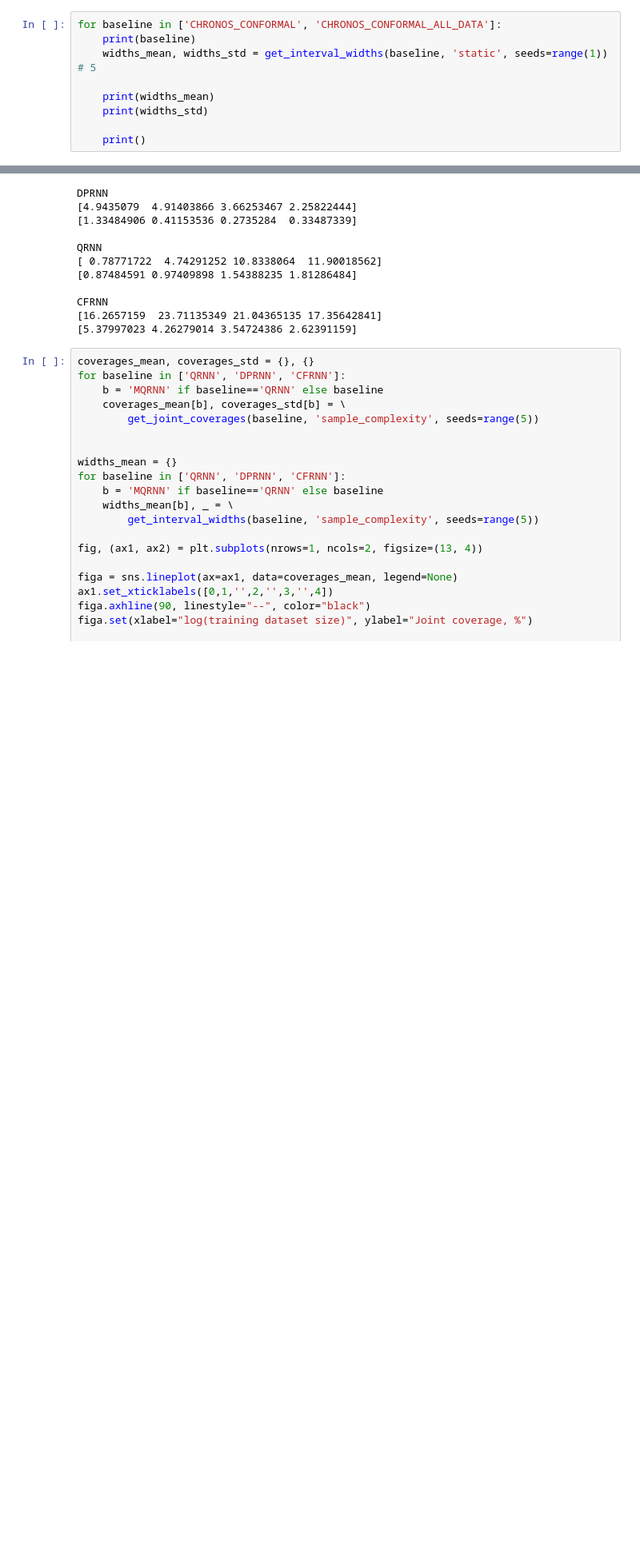
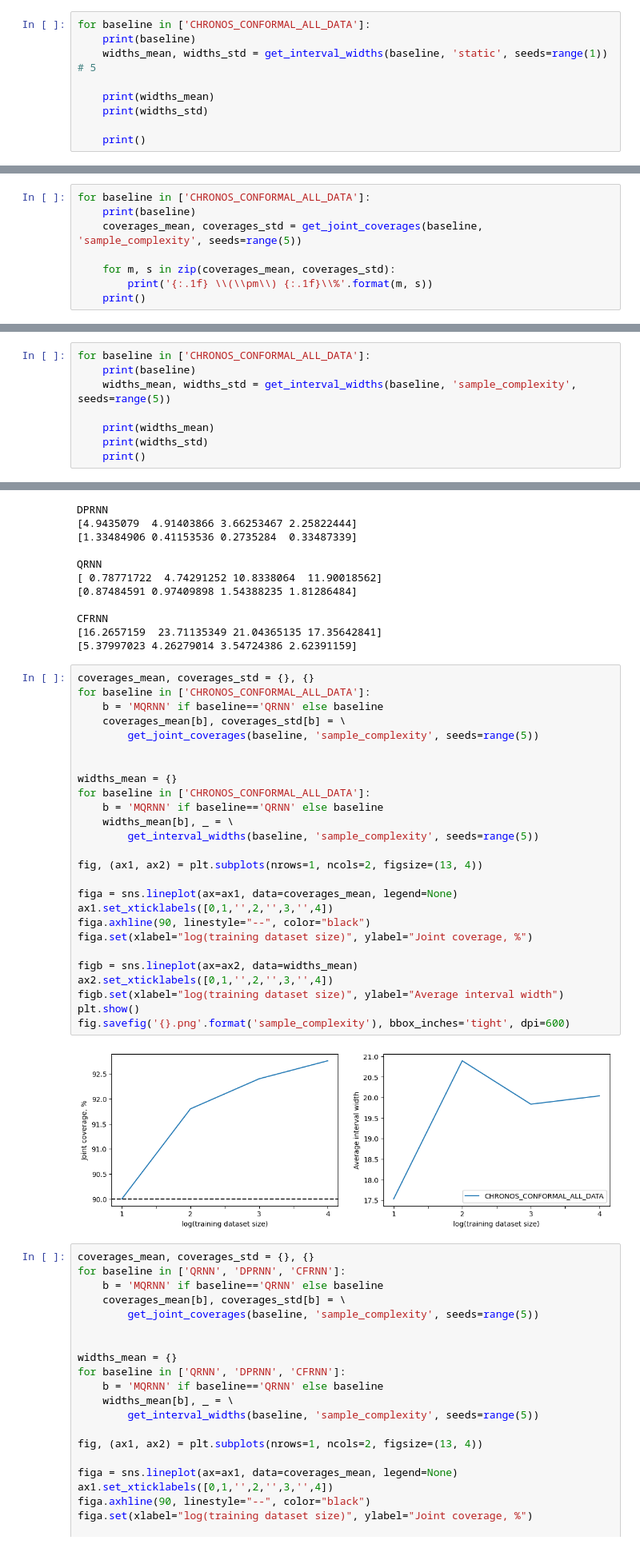
Before and after one commit to emiliocantuc/conformal-chronos, a Jupyter notebook: synthetic.ipynb, the cells around one changed output, grey strips where cells are left out. Shown at 80% size. Drawn from its saved outputs; the diff is of its cells as text; blank space fills up the shorter version.

```diff
--- a/synthetic.ipynb
+++ b/synthetic.ipynb
@@ -153,7 +116,7 @@ AdaptiveCFRNN
 4.7 \(\pm\) 1.0\%
 4.2 \(\pm\) 1.0\%
 # %%
-for baseline in ['CHRONOS_CONFORMAL', 'CHRONOS_CONFORMAL_ALL_DATA']:
+for baseline in ['CHRONOS_CONFORMAL_ALL_DATA']:
     print(baseline)
     widths_mean, widths_std = get_interval_widths(baseline, 'static', seeds=range(1)) # 5
 
@@ -356,3 +301,11 @@ Epoch: 800      Train loss: 11.741921520233154
 Epoch: 850      Train loss: 11.926607265472413
 Epoch: 900      Train loss: 11.934220485687256
 Epoch: 950      Train loss: 11.568297710418701
+# %%
+for baseline in ['CHRONOS_CONFORMAL_ALL_DATA']:
+    print(baseline)
+    coverages_mean, coverages_std = get_joint_coverages(baseline, 'sample_complexity', seeds=range(5))
+
+    for m, s in zip(coverages_mean, coverages_std):
+        print('{:.1f} \\(\\pm\\) {:.1f}\\%'.format(m, s))
+    print()
@@ -382,3 +341,11 @@ CFRNN
 94.4 \(\pm\) 4.3\%
 93.2 \(\pm\) 1.2\%
 92.6 \(\pm\) 0.4\%
+# %%
+for baseline in ['CHRONOS_CONFORMAL_ALL_DATA']:
+    print(baseline)
+    widths_mean, widths_std = get_interval_widths(baseline, 'sample_complexity', seeds=range(5))
+
+    print(widths_mean)
+    print(widths_std)
+    print()
@@ -402,6 +373,34 @@ QRNN
 CFRNN
 [16.2657159  23.71135349 21.04365135 17.35642841]
 [5.37997023 4.26279014 3.54724386 2.62391159]
+# %%
+coverages_mean, coverages_std = {}, {}
+for baseline in ['CHRONOS_CONFORMAL_ALL_DATA']:
+    b = 'MQRNN' if baseline=='QRNN' else baseline
+    coverages_mean[b], coverages_std[b] = \
+        get_joint_coverages(baseline, 'sample_complexity', seeds=range(5))
+
+
+widths_mean = {}
+for baseline in ['CHRONOS_CONFORMAL_ALL_DATA']:
+    b = 'MQRNN' if baseline=='QRNN' else baseline
+    widths_mean[b], _ = \
+        get_interval_widths(baseline, 'sample_complexity', seeds=range(5))
+
+fig, (ax1, ax2) = plt.subplots(nrows=1, ncols=2, figsize=(13, 4))
+
+figa = sns.lineplot(ax=ax1, data=coverages_mean, legend=None)
+ax1.set_xticklabels([0,1,'',2,'',3,'',4])
+figa.axhline(90, linestyle="--", color="black")
+figa.set(xlabel="log(training dataset size)", ylabel="Joint coverage, %")
+
+figb = sns.lineplot(ax=ax2, data=widths_mean)
+ax2.set_xticklabels([0,1,'',2,'',3,'',4])
+figb.set(xlabel="log(training dataset size)", ylabel="Average interval width")
+plt.show()
+fig.savefig('{}.png'.format('sample_complexity'), bbox_inches='tight', dpi=600)
+# %% [output]
+[figure, added]
 # %%
 coverages_mean, coverages_std = {}, {}
 for baseline in ['QRNN', 'DPRNN', 'CFRNN']:
```
Also changed, not shown: parts of 12 cells of this notebook, 1 other file.
